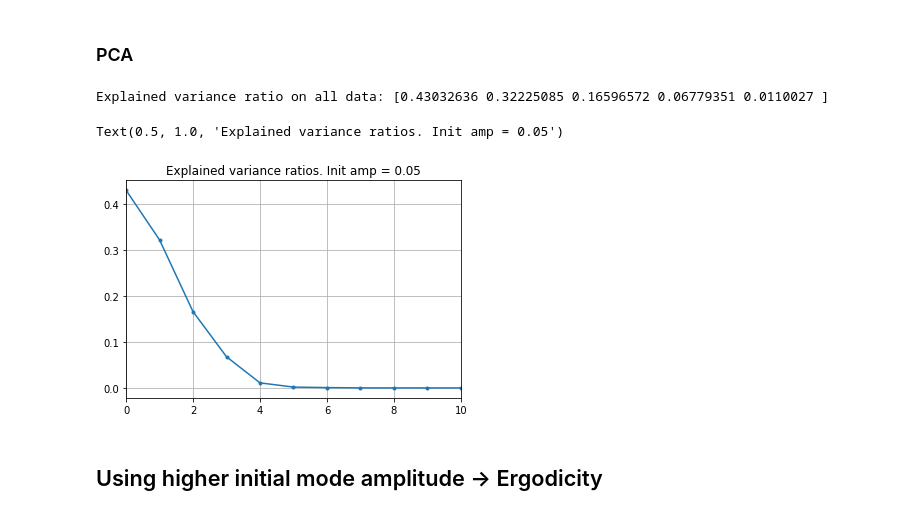
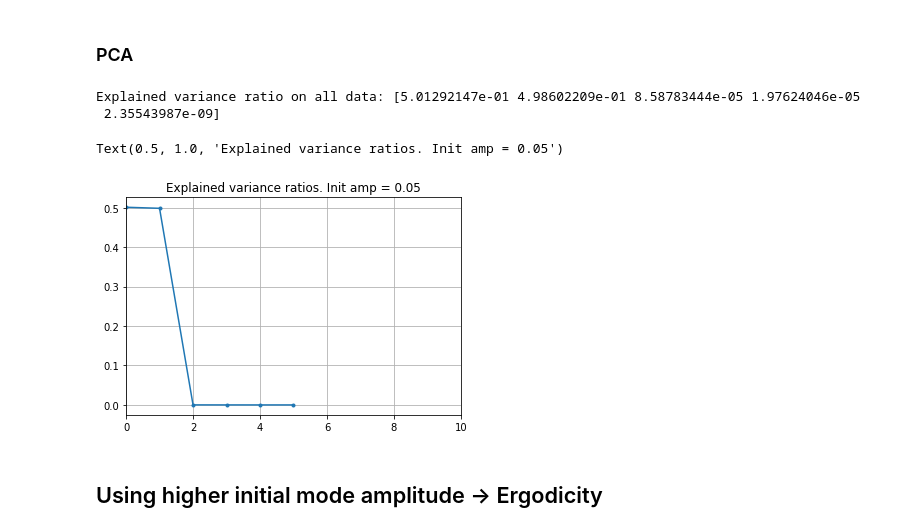
Before and after one commit to aleromualdi/FPU-Integrator, a Jupyter notebook: notebooks/01_create dataset sample manifold.ipynb, the cells around one changed output. Drawn from its saved outputs; the diff is of its cells as text; code cells hidden in the pictures.

Commit message:
pre whitening

```diff
--- a/notebooks/01_create dataset sample manifold.ipynb
+++ b/notebooks/01_create dataset sample manifold.ipynb
@@ -148,19 +148,20 @@ plot_mode_energies(data_low_init_amp)
 [figure]
 # %% [markdown]
 ### PCA
-# %%
-X_low_init_amp = create_input_data_vector(data_low_init_amp, sample_manifold=True)
-
-explained_variance_ratio = compute_explained_ratio(X_low_init_amp, pre_whitening=False)
-
-plt.plot(explained_variance_ratio, ".-")
-plt.xlim(0, 10)
-plt.grid()
-plt.title(f"Explained variance ratios. Init amp = {LOW_INITIAL_MODE_AMPLITUDE}")
-# %% [output]
-Explained variance ratio on all data: [0.43032636 0.32225085 0.16596572 0.06779351 0.0110027 ]
-Text(0.5, 1.0, 'Explained variance ratios. Init amp = 0.05')
-[figure, removed]
+# %%
+X_low_init_amp = create_input_data_vector(data_low_init_amp, sample_manifold=True)
+
+explained_variance_ratio = compute_explained_ratio(X_low_init_amp, pre_whitening=True)
+
+plt.plot(explained_variance_ratio, ".-")
+plt.xlim(0, 10)
+plt.grid()
+plt.title(f"Explained variance ratios. Init amp = {LOW_INITIAL_MODE_AMPLITUDE}")
+# %% [output]
+Explained variance ratio on all data: [5.01292147e-01 4.98602209e-01 8.58783444e-05 1.97624046e-05
+ 2.35543987e-09]
+Text(0.5, 1.0, 'Explained variance ratios. Init amp = 0.05')
+[figure, added]
 # %% [markdown]
 ## Using higher initial mode amplitude -> Ergodicity
 # %%
```
Also changed, not shown: parts of 11 cells of this notebook.
